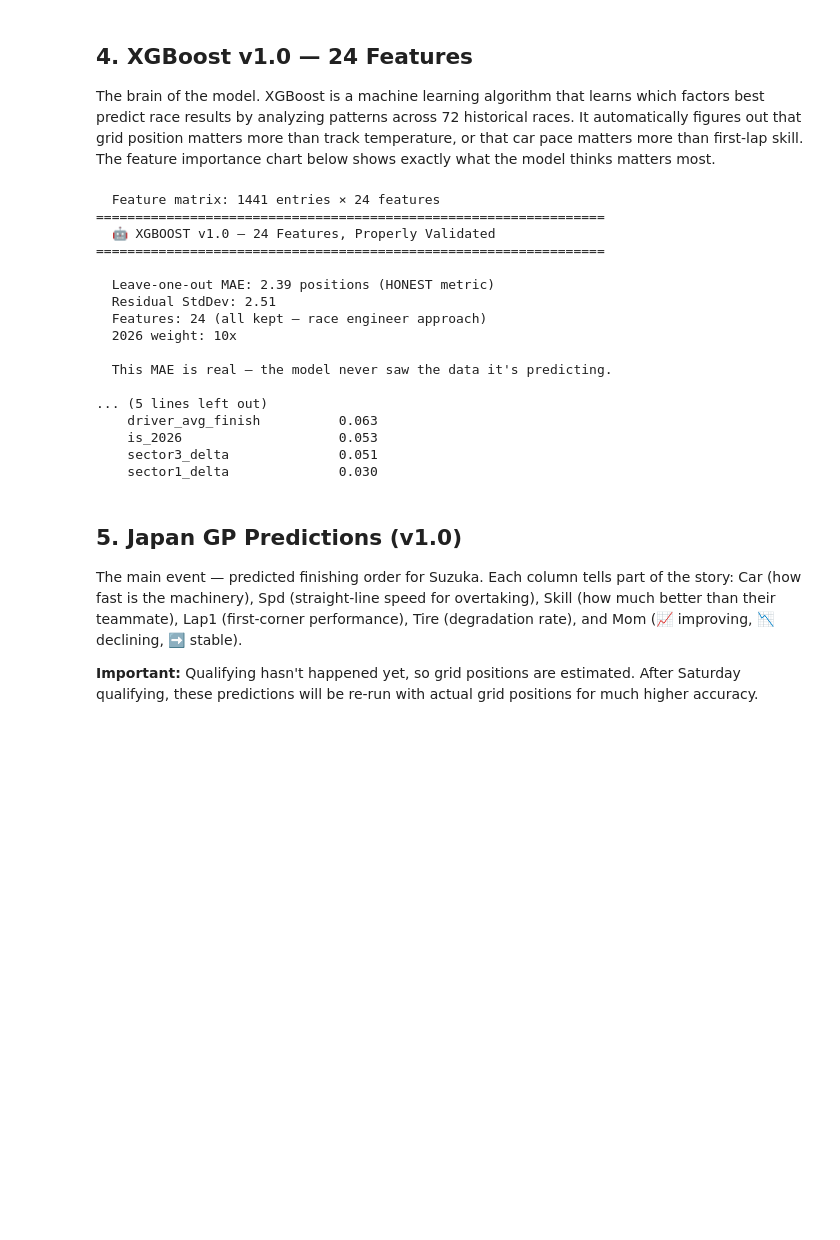
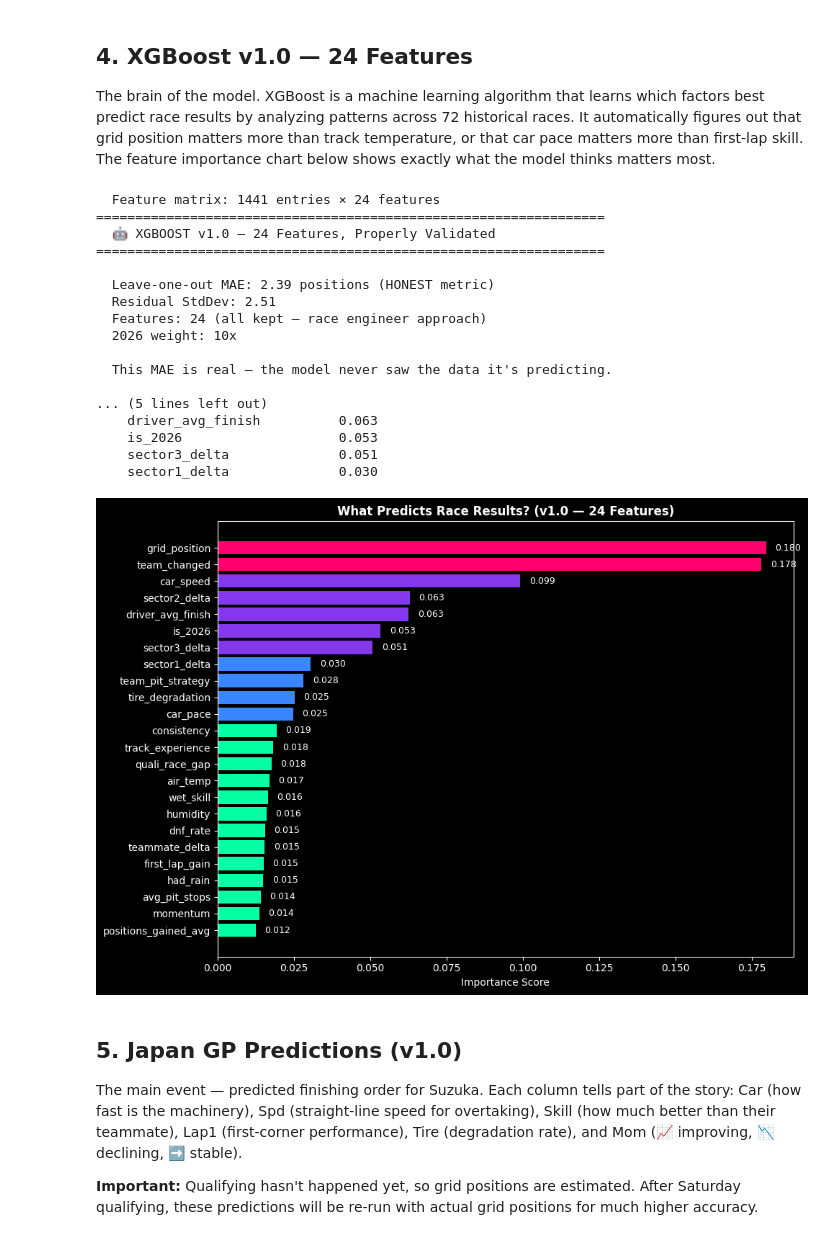
Before and after one commit to nina-coder/f1-predictions, a Jupyter notebook: notebooks/2026-R03-japan.ipynb, the cells around one changed output. Cells and saved outputs as stored; diff of their text form; code cells hidden in the pictures; blank space fills up the shorter version.

```diff
--- a/notebooks/2026-R03-japan.ipynb
+++ b/notebooks/2026-R03-japan.ipynb
@@ -412,33 +427,47 @@ print("  🤖 XGBOOST v1.0 — 24 Features, Properly Validated")
 print("=" * 65)
 print(f"\n  Leave-one-out MAE: {loo_mae:.2f} positions (HONEST metric)")
 print(f"  Residual StdDev: {residual_std:.2f}")
 print(f"  Features: {len(feature_cols)} (all kept — race engineer approach)")
 print(f"  2026 weight: 10x")
 print(f"\n  This MAE is real — the model never saw the data it's predicting.")
 
 # Feature importance from the full model
 imp = sorted(zip(feature_cols, model.feature_importances_), key=lambda x: -x[1])
 print(f"\n  Top features:")
 for feat, score in imp[:8]:
     print(f"    {feat:25s}  {score:.3f}")
+# Feature importance visualization
+imp = sorted(zip(feature_cols, model.feature_importances_), key=lambda x: x[1])
+fig, ax = plt.subplots(figsize=(10, 7))
+feats, scores = zip(*imp)
+colors = ['#ff006e' if s > 0.1 else '#8338ec' if s > 0.05 else '#3a86ff' if s > 0.02 else '#06ffa5' for s in scores]
+ax.barh(feats, scores, color=colors)
+ax.set_xlabel('Importance Score')
+ax.set_title('What Predicts Race Results? (v1.0 — 24 Features)', fontweight='bold')
+for i, (f, s) in enumerate(zip(feats, scores)):
+    ax.text(s + 0.003, i, f'{s:.3f}', va='center', fontsize=9)
+plt.tight_layout()
+plt.savefig('../data/importance_v10.png', dpi=150, bbox_inches='tight')
+plt.show()
 # %% [output]
   Feature matrix: 1441 entries × 24 features
 =================================================================
   🤖 XGBOOST v1.0 — 24 Features, Properly Validated
 =================================================================
 
   Leave-one-out MAE: 2.39 positions (HONEST metric)
   Residual StdDev: 2.51
   Features: 24 (all kept — race engineer approach)
   2026 weight: 10x
 
   This MAE is real — the model never saw the data it's predicting.
 
 ... (5 lines left out)
     driver_avg_finish          0.063
     is_2026                    0.053
     sector3_delta              0.051
     sector1_delta              0.030
+[figure, added]
 # %% [markdown]
 ## 5. Japan GP Predictions (v1.0)
 
```
Also changed, not shown: parts of 2 cells of this notebook, 1 other file.
